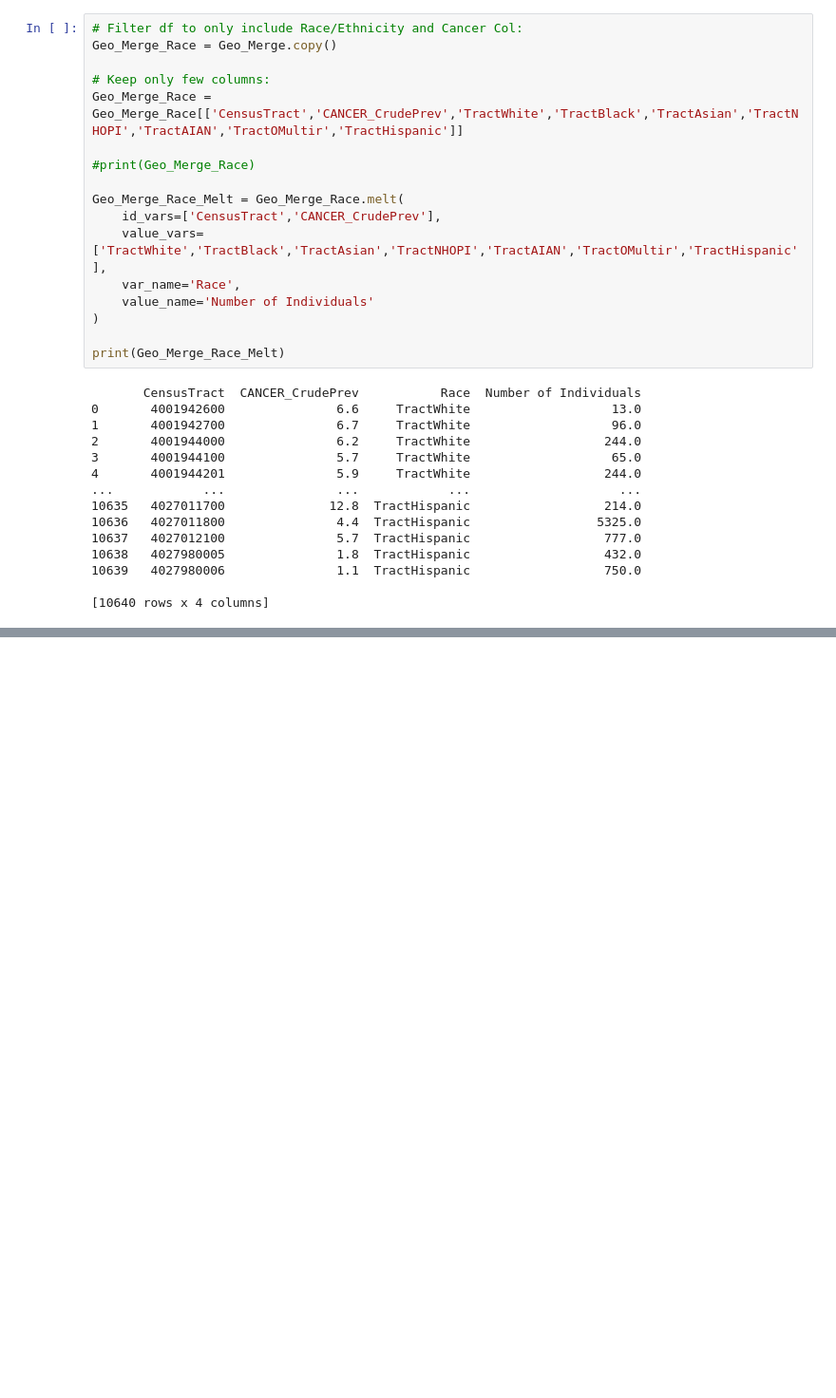
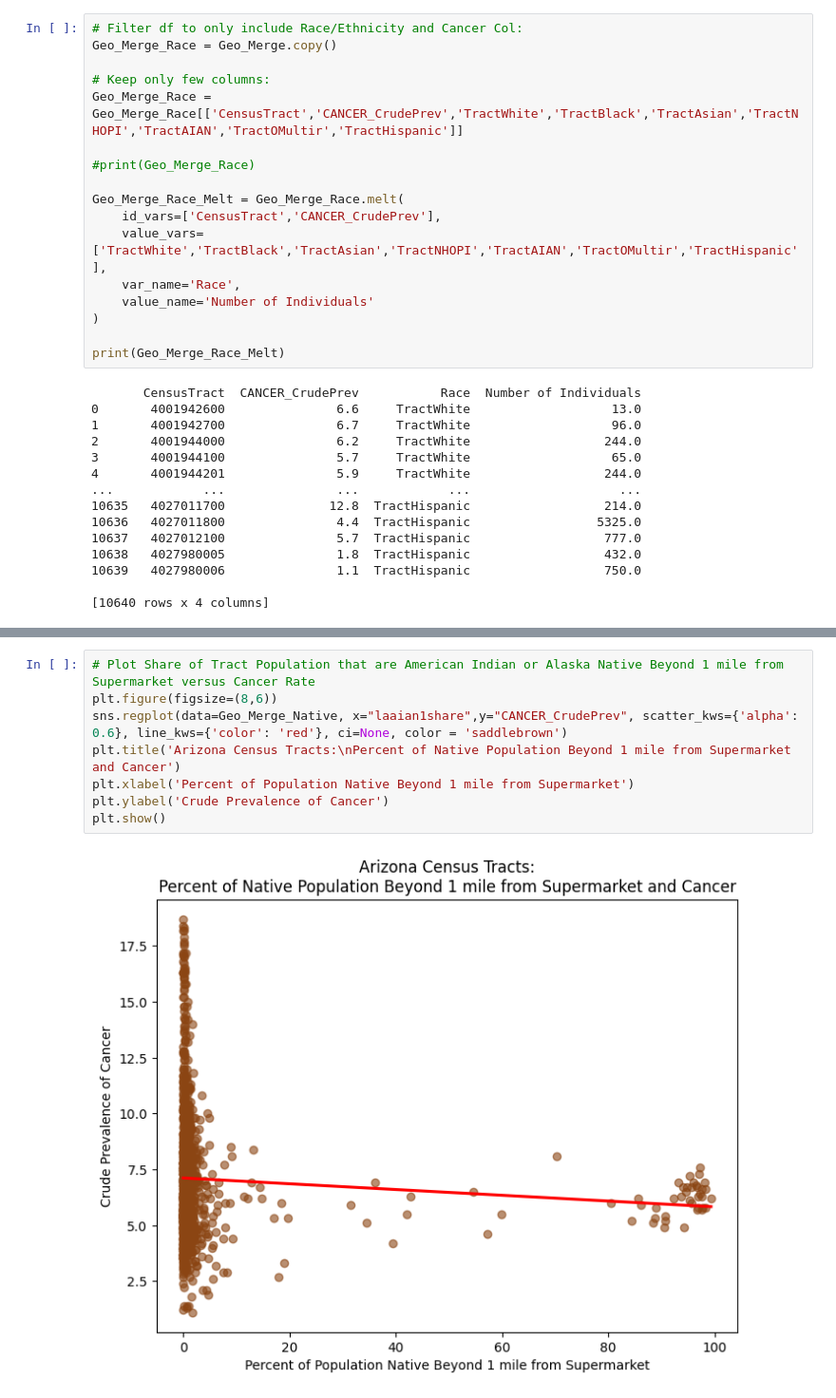
Before and after one commit to INFO-698-InfoSci-Capstone/geo-health-ai, a Jupyter notebook: Working_Files/Explore_SMG.ipynb, the cells around one changed output, grey strips where cells are left out. Shown at 95% size. Saved outputs shown, nothing was run; the diff lists cells and outputs as text; blank space fills up the shorter version.

```diff
--- a/Working_Files/Explore_SMG.ipynb
+++ b/Working_Files/Explore_SMG.ipynb
@@ -367,0 +456,10 @@ Melted DataFrame:
+# %%
+# Plot Share of Tract Population that are American Indian or Alaska Native Beyond 1 mile from Supermarket versus Cancer Rate
+plt.figure(figsize=(8,6))
+sns.regplot(data=Geo_Merge_Native, x="laaian1share",y="CANCER_CrudePrev", scatter_kws={'alpha': 0.6}, line_kws={'color': 'red'}, ci=None, color = 'saddlebrown')
+plt.title('Arizona Census Tracts:\nPercent of Native Population Beyond 1 mile from Supermarket and Cancer')
+plt.xlabel('Percent of Population Native Beyond 1 mile from Supermarket')
+plt.ylabel('Crude Prevalence of Cancer')
+plt.show()
+# %% [output]
+[figure, added]
```
Also changed, not shown: parts of 45 cells of this notebook, 6 other files.
